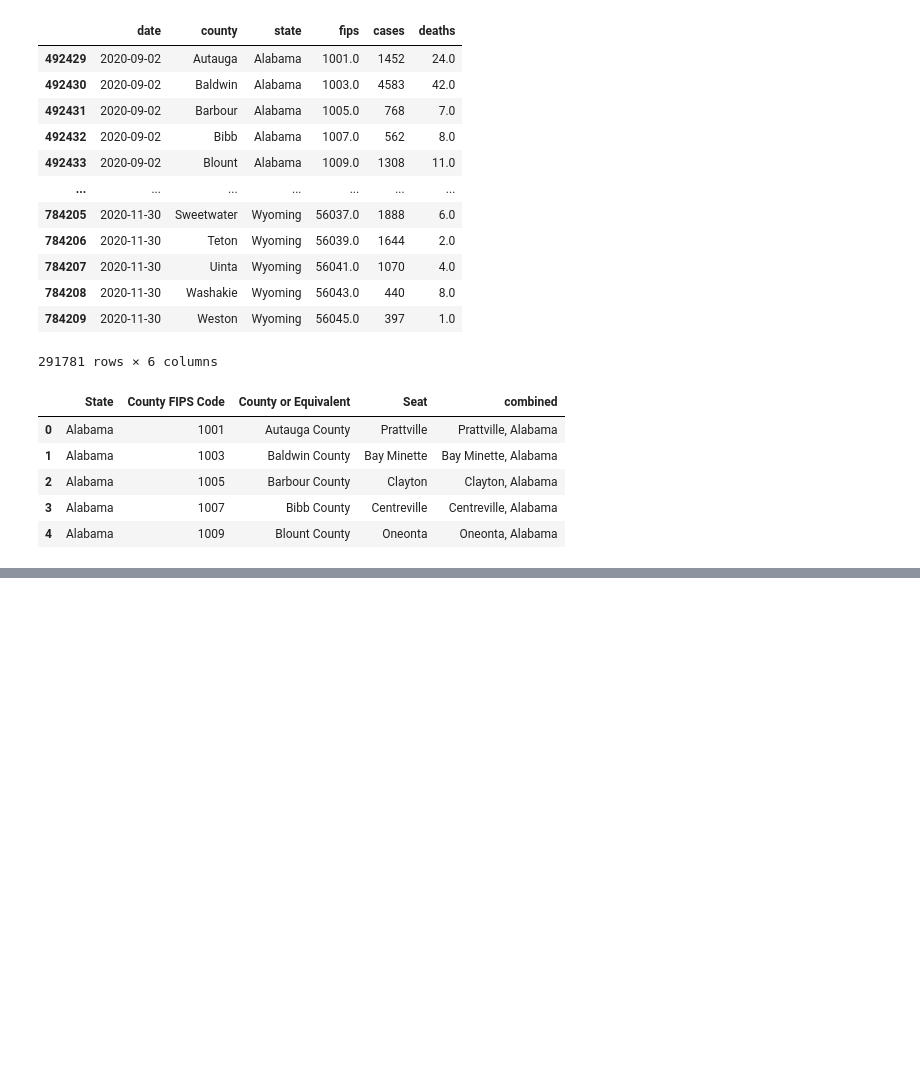
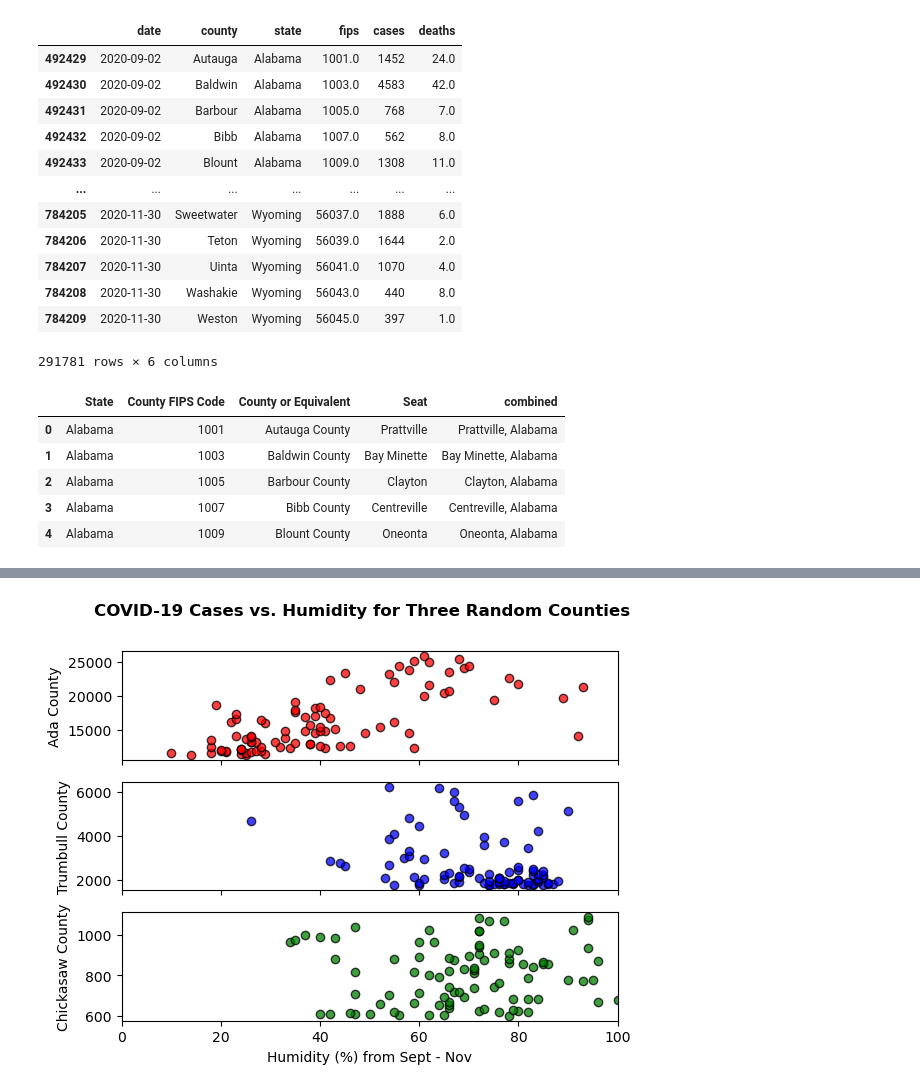
Before and after one commit to ryankracaw/project-one, a Jupyter notebook: fall.ipynb, the cells around one changed output, grey strips where cells are left out. Cells and saved outputs as stored; diff of their text form; code cells hidden in the pictures; blank space fills up the shorter version.

```diff
--- a/fall.ipynb
+++ b/fall.ipynb
@@ -149,6 +158,7 @@ for city in cities:
 # %%
 # Convert the cities weather data into a Pandas DataFrame
 city_data_df = pd.DataFrame(city_data)
+city_hum_data_df = pd.DataFrame(city_hum_data)
 # %%
 # Average cases per date
 avg_cases_df = fall_covid_df.groupby(by=['date']).mean()
@@ -193,6 +218,7 @@ city1_cases = fall_covid_df.loc[fall_covid_df['county']==city1_county]
 city1_cases = city1_cases.loc[city1_cases['state']== city1_state[0]]
 city1_cases = city1_cases['cases']
 city1_temp = city_data_df[cities[0]][0]
+city1_hum = city_hum_data_df[cities[0]][0]
 
 # Calculate regression and line for city 1
 p1_slope, p1_int, p1_r, p1_p, p1_std_err = stats.linregress(city1_temp, city1_cases)
@@ -206,6 +232,7 @@ city2_cases = fall_covid_df.loc[fall_covid_df['county']==city2_county]
 city2_cases = city2_cases.loc[city2_cases['state']==city2_state[1]]
 city2_cases = city2_cases['cases']
 city2_temp = city_data_df[cities[1]][1]
+city2_hum = city_hum_data_df[cities[1]][1]
 
 # Calculate regression and line for city 2
 p2_slope, p2_int, p2_r, p2_p, p2_std_err = stats.linregress(city2_temp, city2_cases)
@@ -219,6 +246,7 @@ city3_cases = fall_covid_df.loc[fall_covid_df['county']==city3_county]
 city3_cases = city3_cases.loc[city3_cases['state']==city3_state[2]]
 city3_cases = city3_cases['cases']
 city3_temp = city_data_df[cities[2]][2]
+city3_hum = city_hum_data_df[cities[2]][2]
 
 # Calculate regression and line for city 3
 p3_slope, p3_int, p3_r, p3_p, p3_std_err = stats.linregress(city3_temp, city3_cases)
@@ -251,0 +281,25 @@ plt.show()
+# %%
+# Generate a facet plot of all 3 figures
+fig, (ax1, ax2, ax3) = plt.subplots(3, sharex=True)
+fig.suptitle("COVID-19 Cases vs. Humidity for Three Random Counties", fontweight="bold")
+
+ax1.set_xlim(0, 100)
+ax1.scatter(city1_hum, city1_cases, color='r', alpha=0.75, edgecolors='black')
+#ax1.plot(city1_temp, p1_fit, color="red")
+#ax1.annotate(f"r-squared: {round(p1_r**2, 3)}", (30, 12000))
+ax1.set_ylabel(counties[0])
+
+ax2.scatter(city2_hum, city2_cases, color='b', alpha=0.75, edgecolors='black')
+#ax2.plot(city2_temp, p2_fit, color="blue")
+#ax2.annotate(f"r-squared: {round(p2_r**2, 3)}", (30, 75000))
+ax2.set_ylabel(counties[1])
+
+ax3.scatter(city3_hum, city3_cases, color='g', alpha=0.75, edgecolors='black')
+#ax3.plot(city3_temp, p3_fit, color="green")
+#ax3.annotate(f"r-squared: {round(p3_r**2, 3)}", (30, 3200))
+ax3.set_ylabel(counties[2])
+ax3.set_xlabel("Humidity (%) from Sept - Nov")
+
+plt.show()
+# %% [output]
+[figure, added]
```
Also changed, not shown: parts of 7 cells of this notebook, 1 other file.
